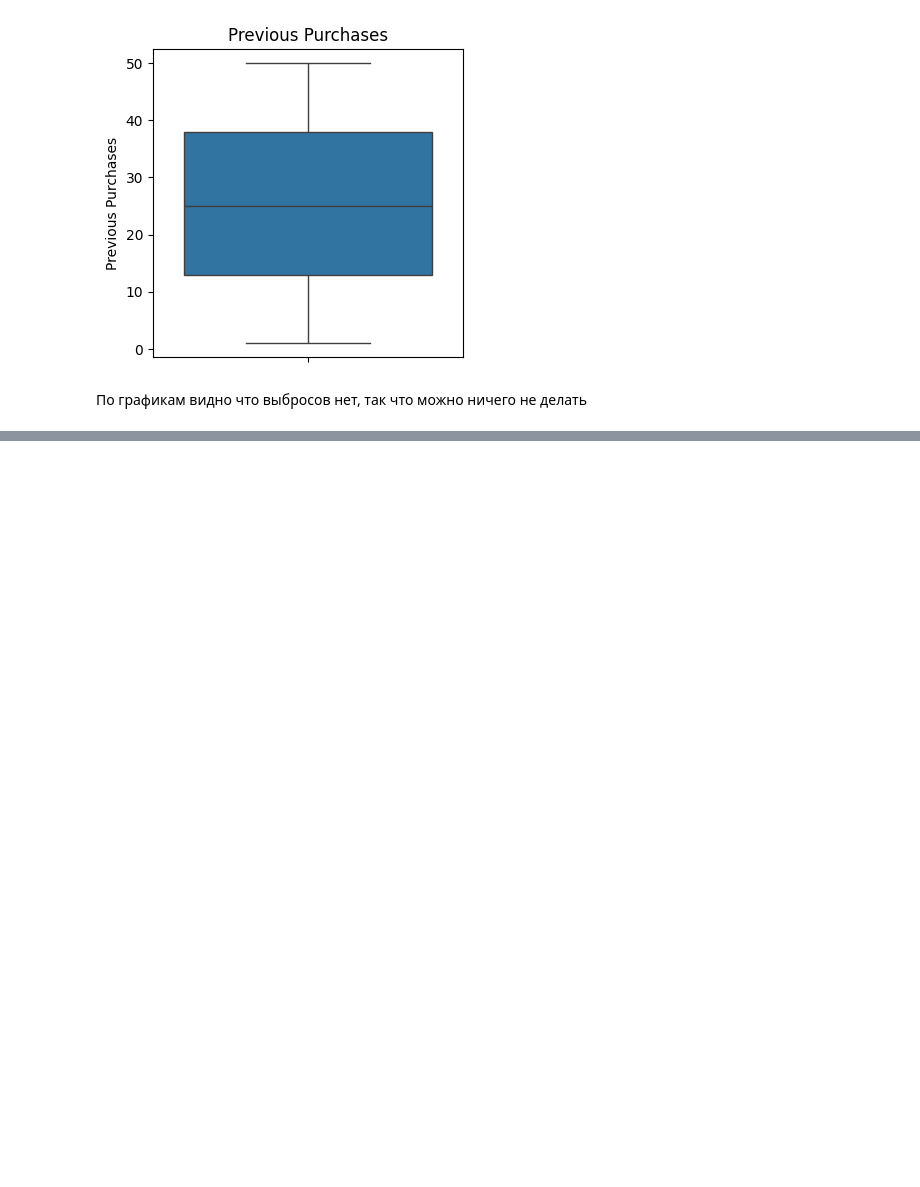
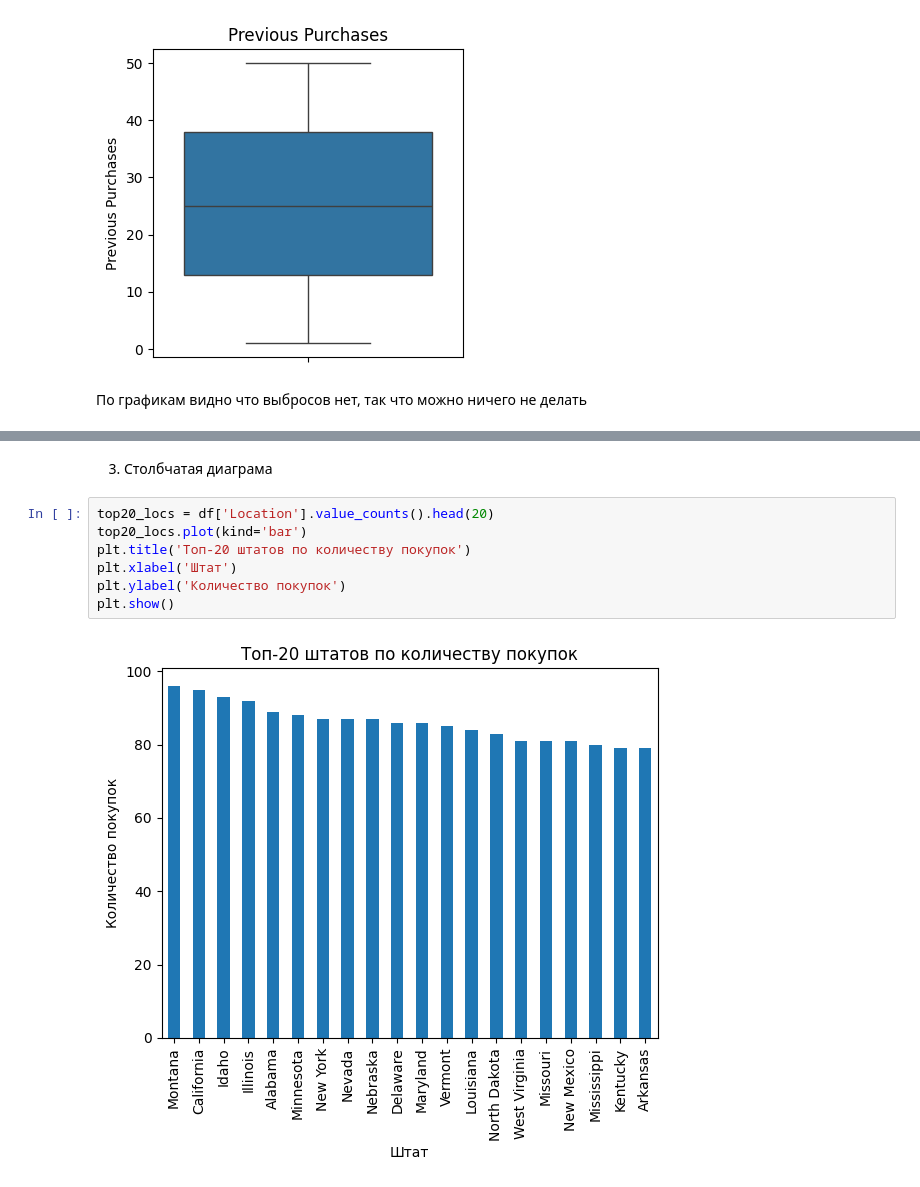
Before and after one commit to IvanPanirovskiy/Shopping_Behavior, a Jupyter notebook: Shopping_Behavior.ipynb, the cells around one changed output, grey strips where cells are left out. Saved outputs shown, nothing was run; the diff lists cells and outputs as text; blank space fills up the shorter version.

```diff
--- a/Shopping_Behavior.ipynb
+++ b/Shopping_Behavior.ipynb
@@ -103,0 +196,11 @@ for col in numeric_cols:
+# %% [markdown]
+3. Столбчатая диаграма
+# %%
+top20_locs = df['Location'].value_counts().head(20)
+top20_locs.plot(kind='bar')
+plt.title('Топ-20 штатов по количеству покупок')
+plt.xlabel('Штат')
+plt.ylabel('Количество покупок')
+plt.show()
+# %% [output]
+[figure, added]
```
Also changed, not shown: parts of 29 cells of this notebook.
